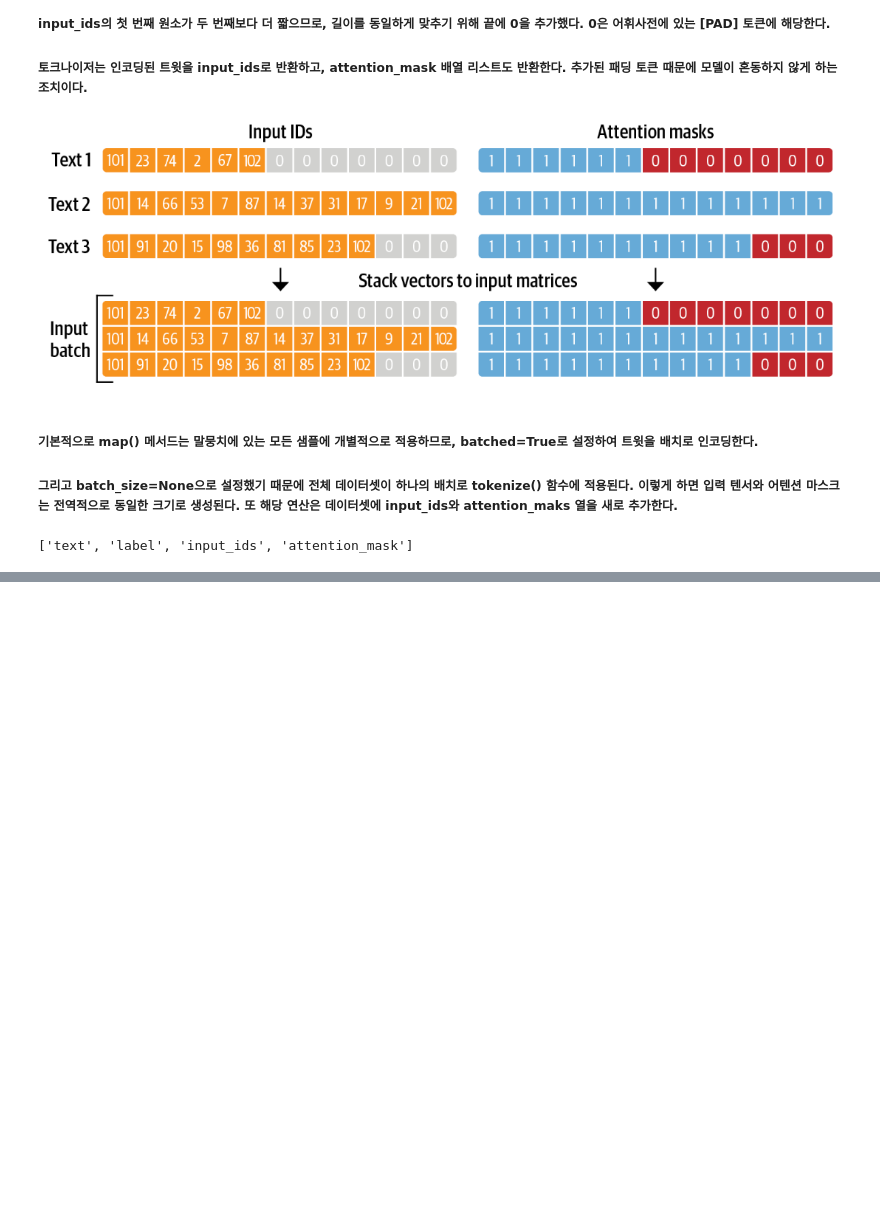
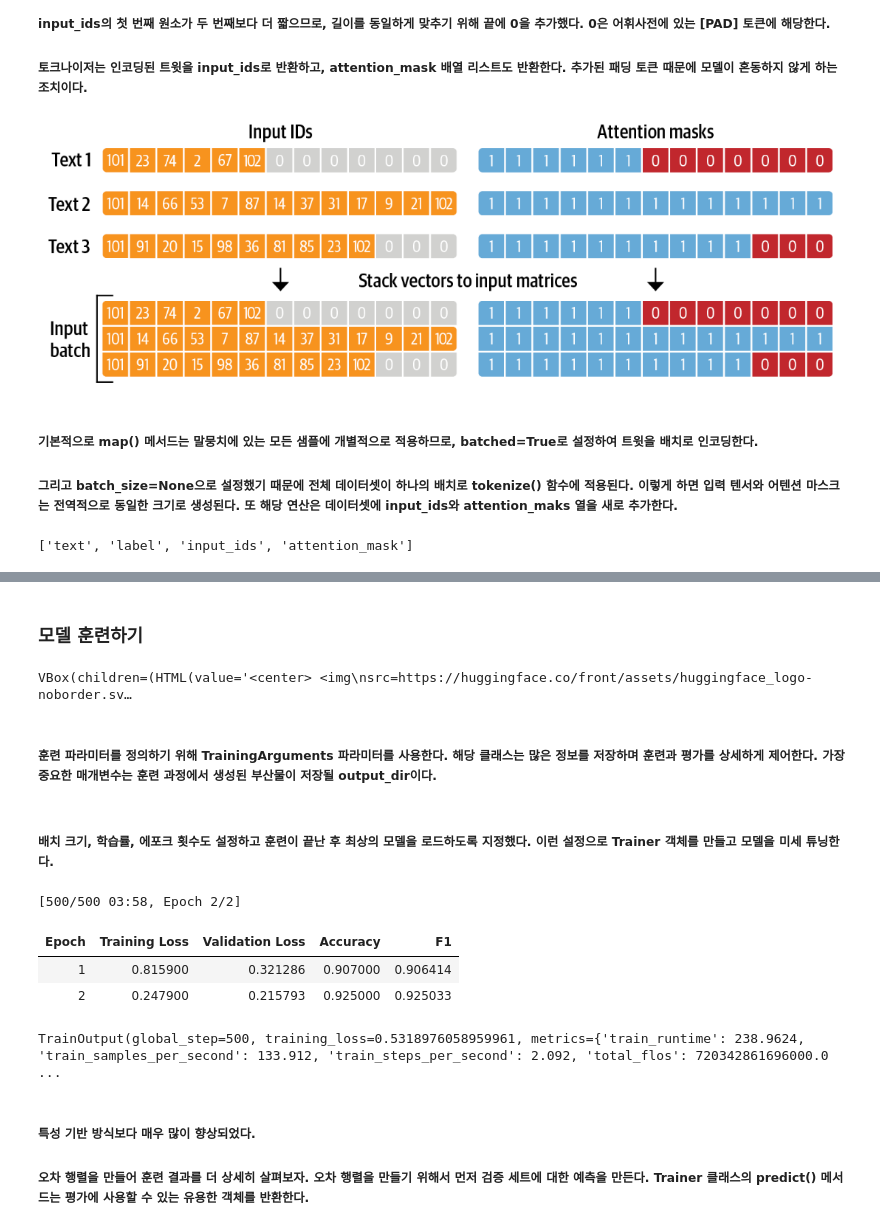
Before and after one commit to JunSeokCheon/NLP-using-transformers, a Jupyter notebook: Chapter02/Text classification.ipynb, the cells around one changed output, grey strips where cells are left out. Cells and saved outputs as stored; diff of their text form; code cells hidden in the pictures; blank space fills up the shorter version.

```diff
--- a/Chapter02/Text classification.ipynb
+++ b/Chapter02/Text classification.ipynb
@@ -409,0 +629,9 @@ print(emotions_encoded["train"].column_names)
+# %%
+from sklearn.metrics import accuracy_score, f1_score
+
+def compute_metrics(pred):
+    labels = pred.label_ids
+    preds = pred.predictions.argmax(-1)
+    f1 = f1_score(labels, preds, average="weighted")
+    acc = accuracy_score(labels, preds)
+    return {"accuracy": acc, "f1": f1}
@@ -409,0 +642,49 @@ print(emotions_encoded["train"].column_names)
+# %% [markdown]
+### 모델 훈련하기
+# %%
+from huggingface_hub import notebook_login
+
+notebook_login()
+# %% [output]
+VBox(children=(HTML(value='<center> <img\nsrc=https://huggingface.co/front/assets/huggingface_logo-noborder.sv…
+# %% [markdown]
+##### 훈련 파라미터를 정의하기 위해 TrainingArguments 파라미터를 사용한다. 해당 클래스는 많은 정보를 저장하며 훈련과 평가를 상세하게 제어한다. 가장 중요한 매개변수는 훈련 과정에서 생성된 부산물이 저장될 output_dir이다.
+# %%
+from transformers import Trainer, TrainingArguments
+
+batch_size = 64
+logging_steps = len(emotions_encoded["train"]) // batch_size
+model_name = f"{model_ckpt}-finetuned-emotion"
+training_args = TrainingArguments(output_dir=model_name,
+                                  num_train_epochs=2,
+                                  learning_rate=2e-5,
+                                  per_device_train_batch_size=batch_size,
+                                  per_device_eval_batch_size=batch_size,
+                                  weight_decay=0.01,
+                                  evaluation_strategy="epoch",
+                                  disable_tqdm=False,
+                                  logging_steps=logging_steps,
+                                  push_to_hub=True,
+                                  save_strategy="epoch",
+                                  load_best_model_at_end=True,
+                                  log_level="error")
+# %% [markdown]
+##### 배치 크기, 학습률, 에포크 횟수도 설정하고 훈련이 끝난 후 최상의 모델을 로드하도록 지정했다. 이런 설정으로 Trainer 객체를 만들고 모델을 미세 튜닝한다.
+# %%
+from transformers import Trainer
+
+trainer = Trainer(model=model, args=training_args,
+                  compute_metrics=compute_metrics,
+                  train_dataset=emotions_encoded["train"],
+                  eval_dataset=emotions_encoded["validation"],
+                  tokenizer=tokenizer)
+trainer.train()
+# %% [output]
+[500/500 03:58, Epoch 2/2]
+| Epoch | Training Loss | Validation Loss | Accuracy | F1 |
+| 1 | 0.815900 | 0.321286 | 0.907000 | 0.906414 |
+| 2 | 0.247900 | 0.215793 | 0.925000 | 0.925033 |
+TrainOutput(global_step=500, training_loss=0.5318976058959961, metrics={'train_runtime': 238.9624, 'train_samples_per_second': 133.912, 'train_steps_per_second': 2.092, 'total_flos': 720342861696000.0 ...
+# %% [markdown]
+##### 특성 기반 방식보다 매우 많이 향상되었다.
+##### 오차 행렬을 만들어 훈련 결과를 더 상세히 살펴보자. 오차 행렬을 만들기 위해서 먼저 검증 세트에 대한 예측을 만든다. Trainer 클래스의 predict() 메서드는 평가에 사용할 수 있는 유용한 객체를 반환한다.
```
Also changed, not shown: parts of 67 cells of this notebook.
